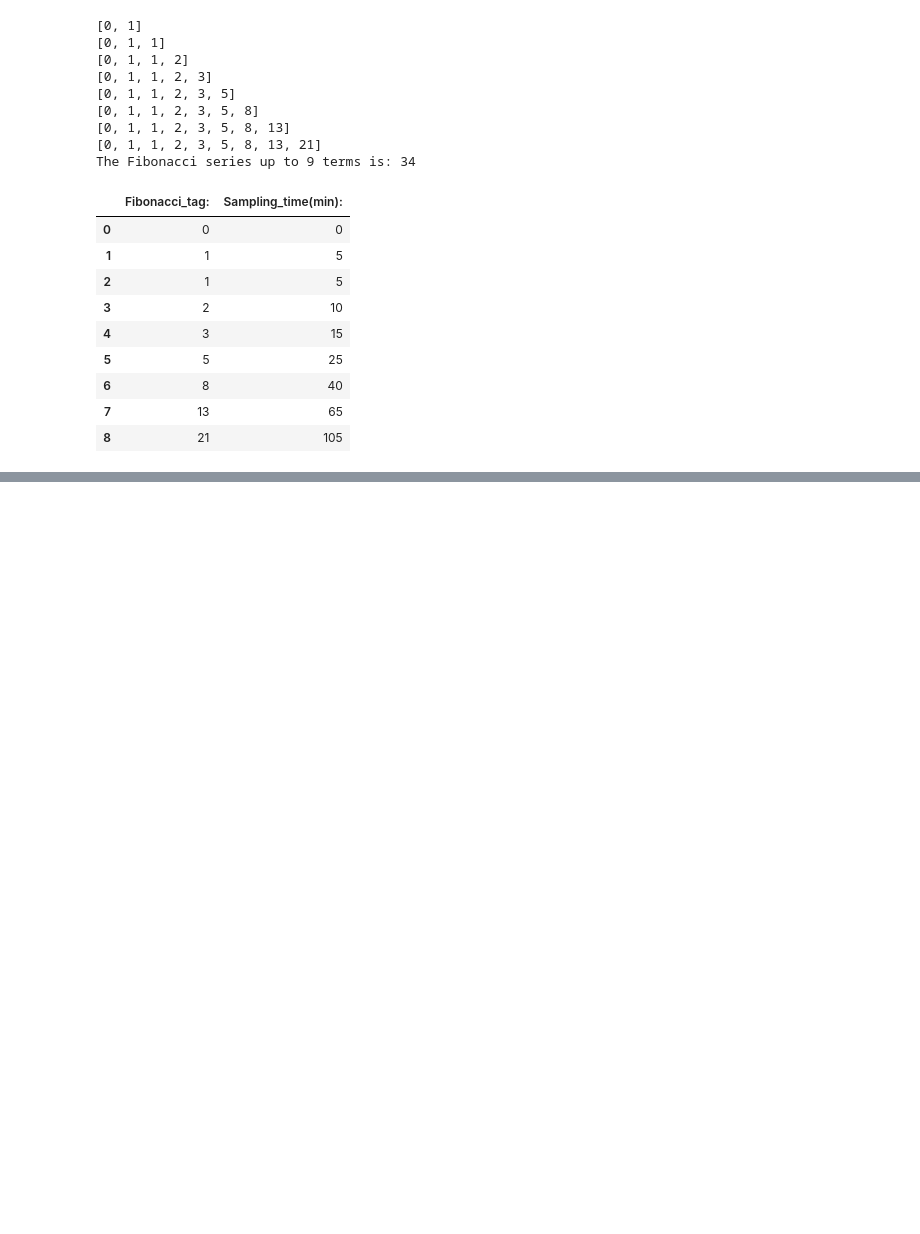
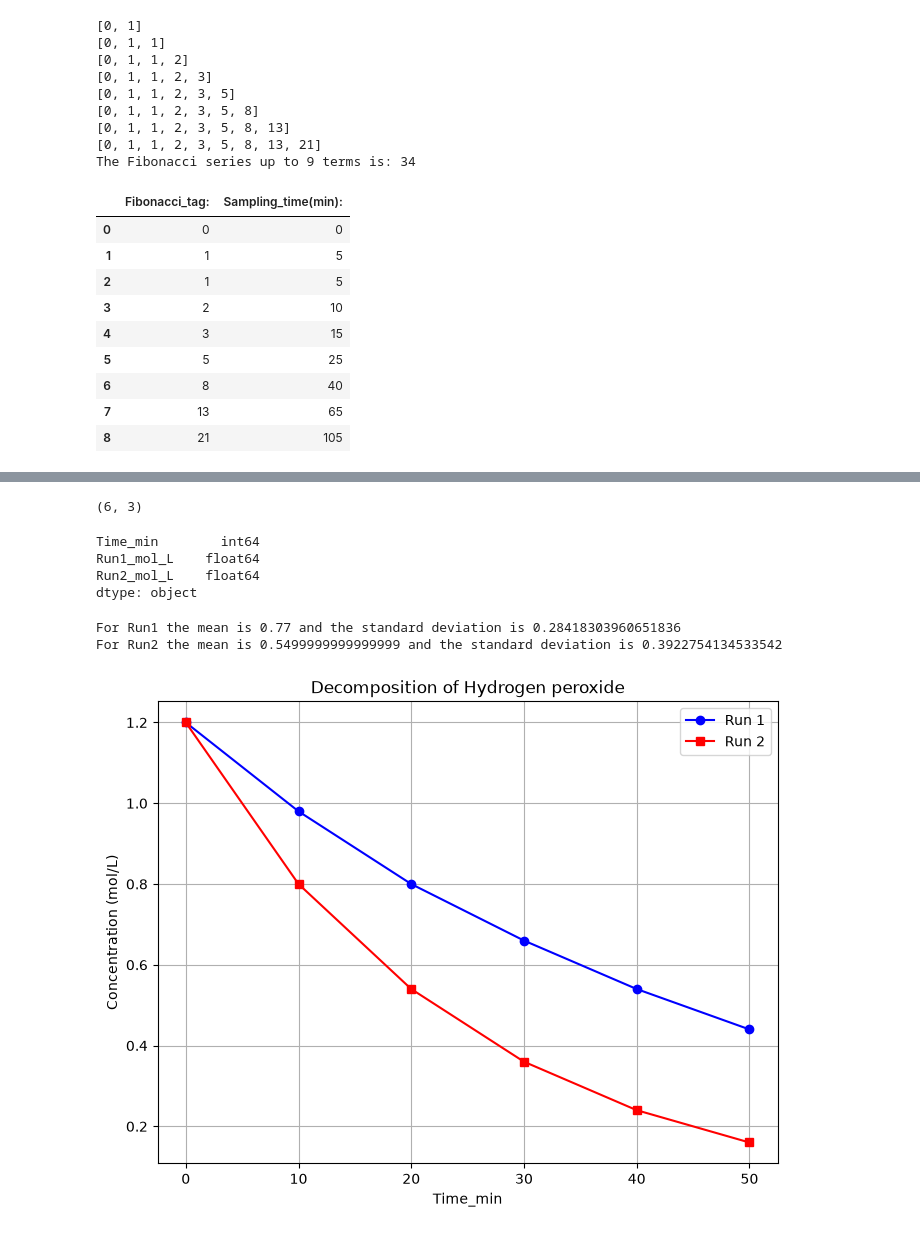
Before and after one commit to rayray077/CP_Practical, a Jupyter notebook: RollNo_20251001001_SetB.ipynb, the cells around one changed output, grey strips where cells are left out. Drawn from its saved outputs; the diff is of its cells as text; code cells hidden in the pictures; blank space fills up the shorter version.

Commit message:
Add kinetics data in CSV and JSON formats
- Created kinetics_data.csv with time and concentration data for two runs.
- Created kinetics_data.json with the same data structured in JSON format.

```diff
--- a/RollNo_20251001001_SetB.ipynb
+++ b/RollNo_20251001001_SetB.ipynb
@@ -465,0 +482,36 @@ The Fibonacci series up to 9 terms is: 34
+# %%
+x=kinetics.to_csv('kinetics_data.csv', index=False)
+y=kinetics.to_json('kinetics_data.json', orient='records')
+
+kinetics_csv=pd.read_csv('kinetics_data.csv')
+print(kinetics_csv.shape)
+kinetics_csv.dtypes
+# %% [output]
+(6, 3)
+Time_min        int64
+Run1_mol_L    float64
+Run2_mol_L    float64
+dtype: object
+# %%
+std1=kinetics_csv['Run1_mol_L'].std()
+mean1=kinetics_csv['Run1_mol_L'].mean()
+print(f'For Run1 the mean is {mean1} and the standard deviation is {std1}')
+
+std2=kinetics_csv['Run2_mol_L'].std()
+mean2=kinetics_csv['Run2_mol_L'].mean()
+print(f'For Run2 the mean is {mean2} and the standard deviation is {std2}')
+# %% [output]
+For Run1 the mean is 0.77 and the standard deviation is 0.28418303960651836
+For Run2 the mean is 0.5499999999999999 and the standard deviation is 0.3922754134533542
+# %%
+plt.figure(figsize=(8,6))
+plt.plot(kinetics_csv['Time_min'], kinetics_csv['Run1_mol_L'], marker='o', label='Run 1', color='b')
+plt.plot(kinetics_csv['Time_min'], kinetics_csv['Run2_mol_L'], marker='s', label='Run 2', color='r')
+plt.title('Decomposition of Hydrogen peroxide')
+plt.xlabel('Time_min')
+plt.ylabel('Concentration (mol/L)')
+plt.legend()
+plt.grid(True)
+plt.show()
+# %% [output]
+[figure, added]
```
Also changed, not shown: parts of 5 cells of this notebook, 2 other files.
